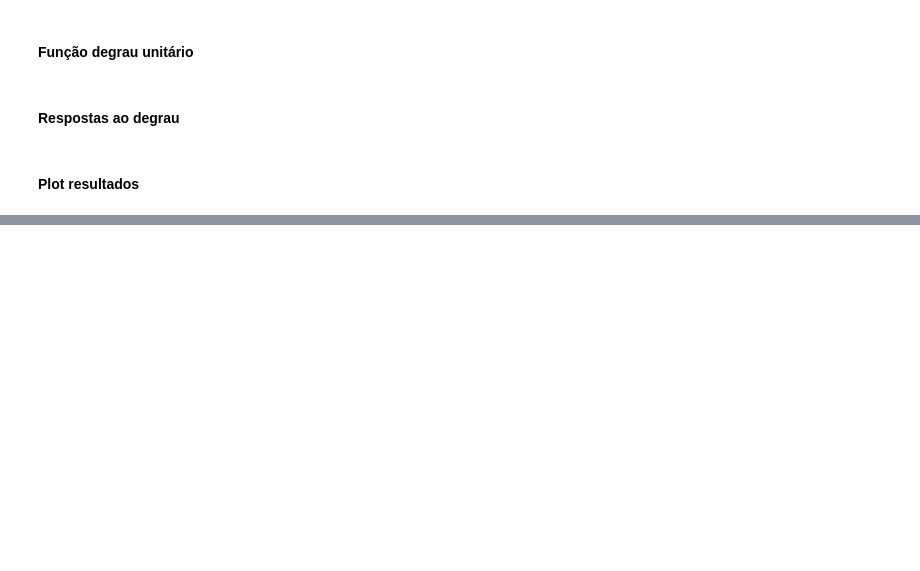
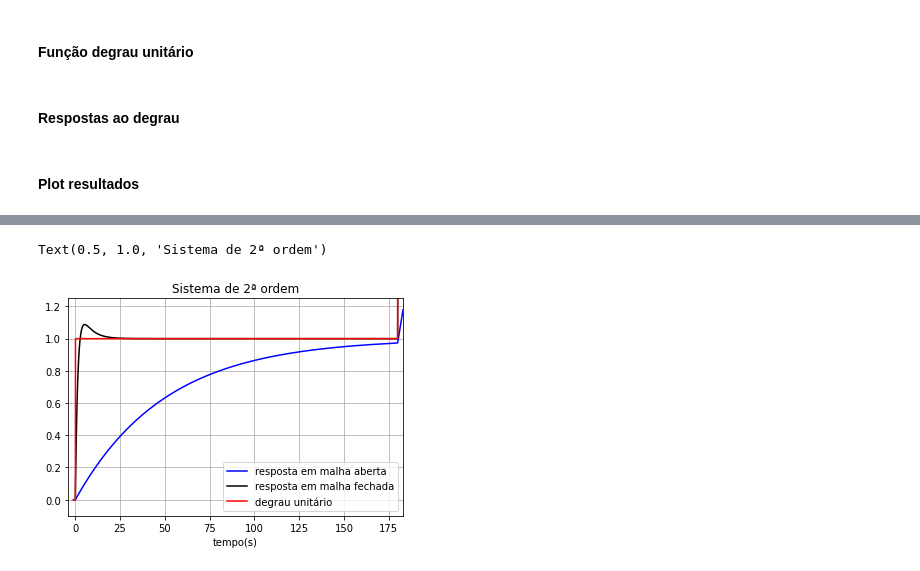
Before and after one commit to joaovprado/Analise-PID-ideal-analogico-e-digital, a Jupyter notebook: PID ideal.ipynb, the cells around one changed output, grey strips where cells are left out. Saved outputs shown, nothing was run; the diff lists cells and outputs as text; code cells hidden in the pictures; blank space fills up the shorter version.

```diff
--- a/PID ideal.ipynb
+++ b/PID ideal.ipynb
@@ -79,0 +80,13 @@ Text(0.5, 1.0, 'Sistema de 2ª ordem')
+# %%
+plt.plot(T, yout, 'b-')
+plt.plot(T, you_mf, 'k-')
+plt.plot(T, degrau, 'r-')
+plt.xlabel('tempo(s)')
+plt.legend([ 'resposta em malha aberta','resposta em malha fechada', 'degrau unitário',])
+plt.grid()
+plt.xlim(-4,183)
+plt.ylim(-0.1,1.25)
+plt.title('Sistema de 2ª ordem')
+# %% [output]
+Text(0.5, 1.0, 'Sistema de 2ª ordem')
+[figure, added]
```
Also changed, not shown: parts of 6 cells of this notebook, 1 other file.
